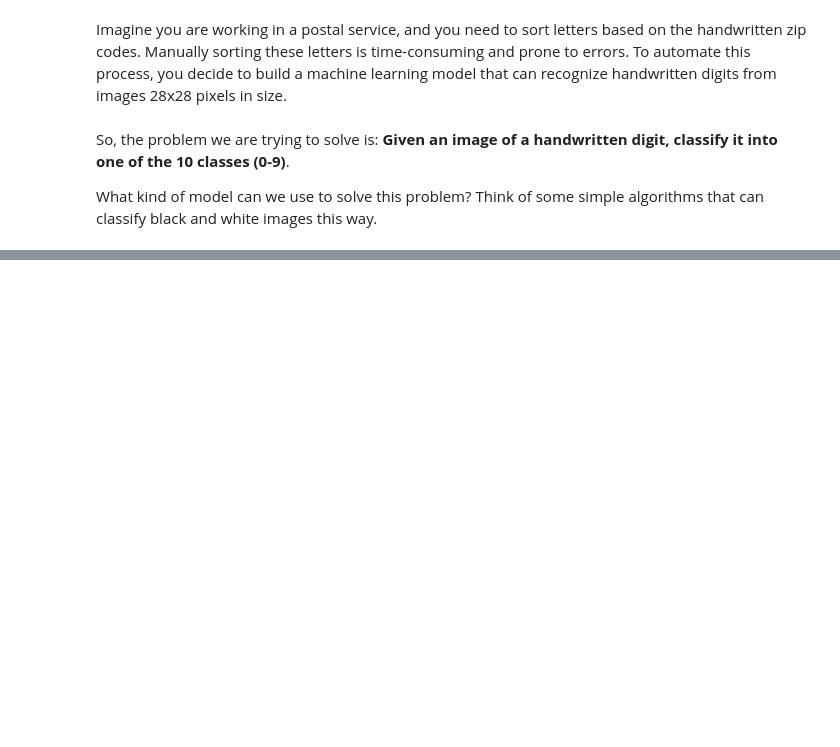
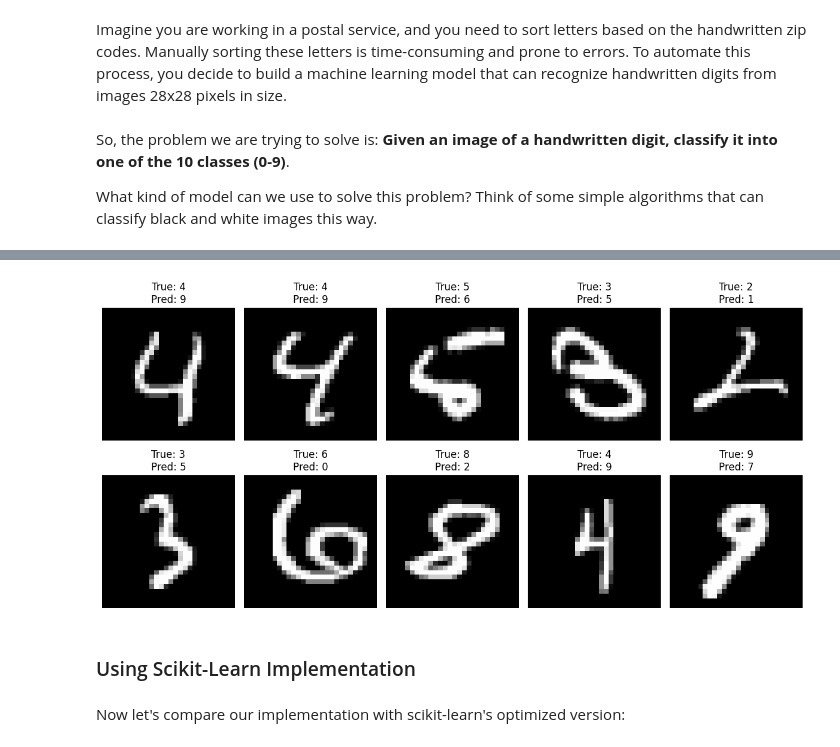
Before and after one commit to sl4shuur/KSE-rocket-science-club, a Jupyter notebook: notebooks/01_first_DL_model.ipynb, the cells around one changed output, grey strips where cells are left out. Cells and saved outputs as stored; diff of their text form; code cells hidden in the pictures; blank space fills up the shorter version.

```diff
--- a/notebooks/01_first_DL_model.ipynb
+++ b/notebooks/01_first_DL_model.ipynb
@@ -117,0 +180,13 @@ What kind of model can we use to solve this problem? Think of some simple algori
+# %%
+def euclidean_distance(img1, img2):
+    """
+    Calculate Euclidean distance between two images.
+
+    Args:
+        img1: First image array
+        img2: Second image array
+
+    Returns:
+        Euclidean distance as float
+    """
+    return np.sqrt(np.sum((img1 - img2) ** 2))
@@ -117,0 +247,6 @@ What kind of model can we use to solve this problem? Think of some simple algori
+# %%
+# Classify all test images (this will take some time)
+test_predicted = [
+    classify_nn(img, train_images_small, train_labels_small)
+    for img in test_images_small
+]
@@ -117,0 +325,31 @@ What kind of model can we use to solve this problem? Think of some simple algori
+# %%
+# Find misclassified examples
+misclassified_indices = np.where(test_predicted != test_labels_small)[0]
+# %%
+misclassified_images = test_images_small[misclassified_indices]
+true_labels = test_labels_small[misclassified_indices]
+predicted_labels = np.array(test_predicted)[misclassified_indices]
+
+# Visualize misclassifications with both true and predicted labels
+want_to_show = 10
+num_to_show = min(want_to_show, len(misclassified_indices))
+fig, axes = plt.subplots(2, 5, figsize=(12, 6))
+axes = axes.flatten()
+
+for i in range(num_to_show):
+    axes[i].imshow(misclassified_images[i], cmap="gray")
+    axes[i].set_title(f"True: {true_labels[i]}\nPred: {predicted_labels[i]}")
+    axes[i].axis("off")
+
+# Hide unused subplots
+for i in range(num_to_show, 10):
+    axes[i].axis("off")
+
+plt.tight_layout()
+plt.show()
+# %% [output]
+[figure, added]
+# %% [markdown]
+### Using Scikit-Learn Implementation
+# %% [markdown]
+Now let's compare our implementation with scikit-learn's optimized version:
```
Also changed, not shown: parts of 22 cells of this notebook.
